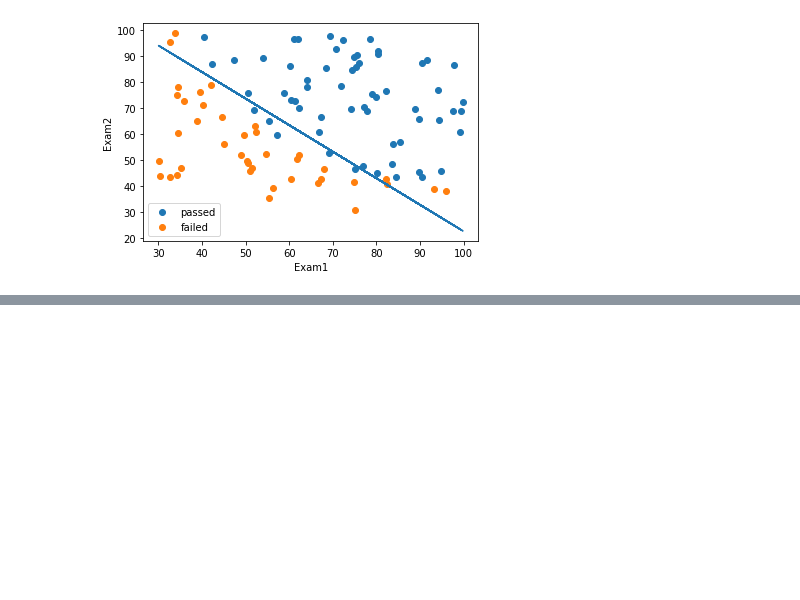
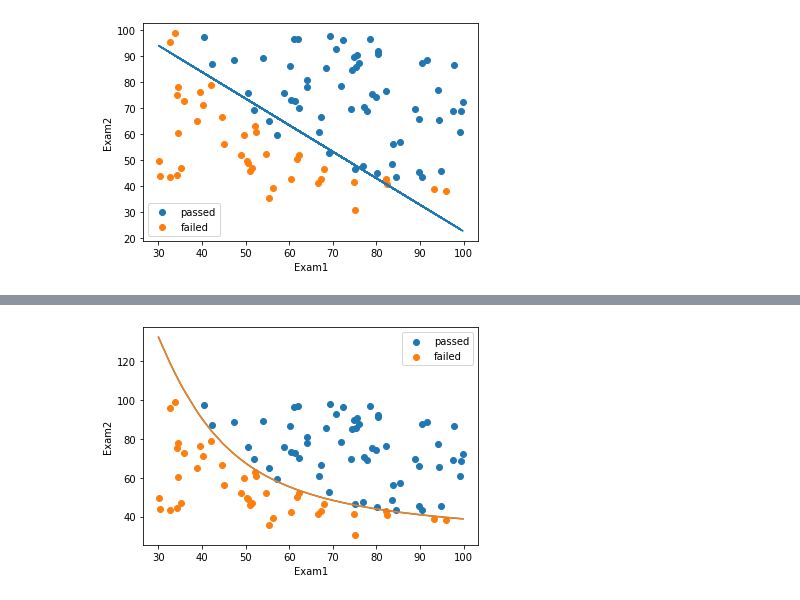
Before and after one commit to ITjunjunls/MachineLearningNote, a Jupyter notebook: Logistic_Regression/exam1.ipynb, the cells around one changed output, grey strips where cells are left out. Drawn from its saved outputs; the diff is of its cells as text; code cells hidden in the pictures; blank space fills up the shorter version.

```diff
--- a/Logistic_Regression/exam1.ipynb
+++ b/Logistic_Regression/exam1.ipynb
@@ -123,0 +128,4 @@ plt.show()
+# %%
+x_new = {'x1':x1,'x2':x2,'x1_2':x1_2,'x2_2':x2_2,'x1_x2':x1_x2}
+x_new = pd.DataFrame(x_new)
+print(x_new)
@@ -123,0 +147,4 @@ plt.show()
+# %%
+#创建新的模型
+LR2 = LogisticRegression()
+LR2.fit(x_new,y)
@@ -123,0 +164,3 @@ plt.show()
+# %%
+x1_new = x1.sort_values()
+print(x1,x1_new)
@@ -123,0 +185,9 @@ plt.show()
+# %%
+theta0 = LR2.intercept_
+theta1,theta2,theta3,theta4,theta5 = LR2.coef_[0][0],LR2.coef_[0][1],LR2.coef_[0][2],LR2.coef_[0][3],LR2.coef_[0][4]
+a = theta4
+b = theta5*x1_new+theta2
+c = theta0+theta1*x1_new+theta3*x1_new*x1_new
+x2_new_boundary = (-b+np.sqrt(b*b-4*a*c))/(2*a)
+print(theta0,theta1,theta2,theta3,theta4,theta5)
+print(x2_new_boundary)
@@ -123,0 +208,12 @@ plt.show()
+# %%
+fig4 = plt.figure()
+plt.plot(x1_new,x2_new_boundary)
+passed = plt.scatter(data.loc[:,'Exam1'][mask],data.loc[:,'Exam2'][mask])
+failed = plt.scatter(data.loc[:,'Exam1'][~mask],data.loc[:,'Exam2'][~mask])#将标记取反，会自动改变颜色
+plt.plot(x1_new,x2_new_boundary)
+plt.xlabel('Exam1')
+plt.ylabel('Exam2')
+plt.legend((passed,failed),('passed','failed'))#加标记
+plt.show()
+# %% [output]
+[figure, added]
```
Also changed, not shown: parts of 7 cells of this notebook, 1 other file.
